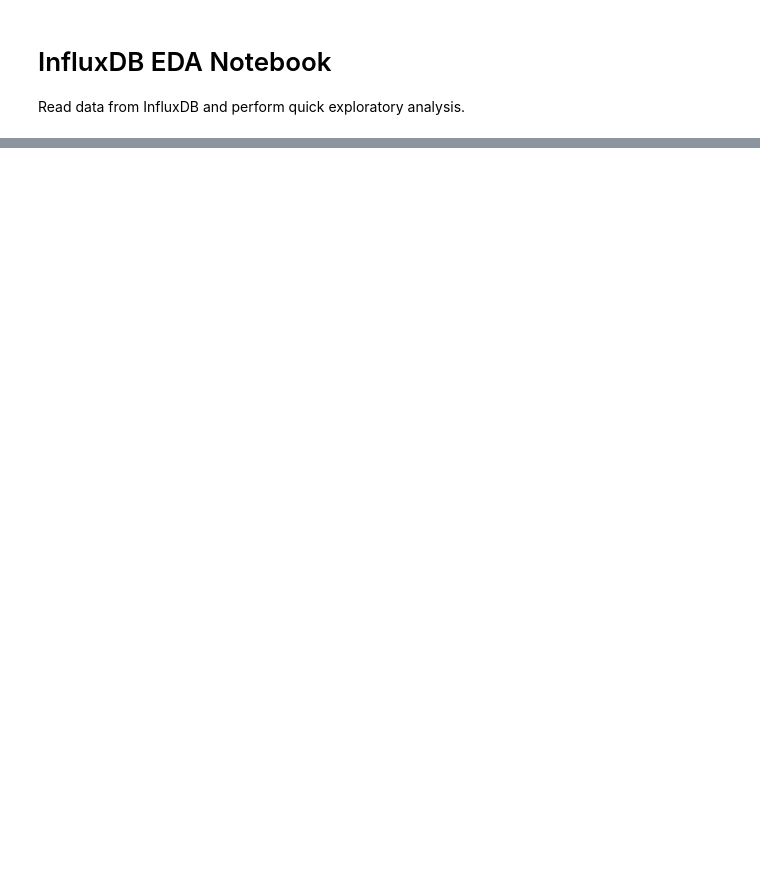
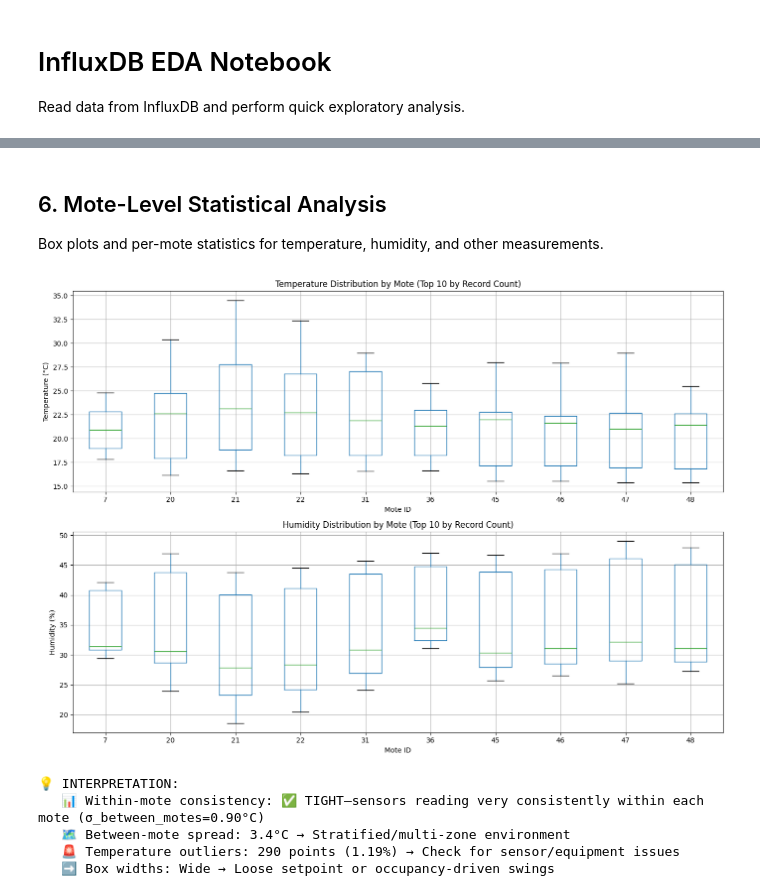
Before and after one commit to aishwaryagulhane05/AAI-530-FINALPROJECT--SIEIS, a Jupyter notebook: notebooks/influx_eda.ipynb, the cells around one changed output, grey strips where cells are left out. Saved outputs shown, nothing was run; the diff lists cells and outputs as text; code cells hidden in the pictures; blank space fills up the shorter version.

```diff
--- a/notebooks/influx_eda.ipynb
+++ b/notebooks/influx_eda.ipynb
@@ -203,0 +691,49 @@ Total points: 8668836
+# %% [markdown]
+## 6. Mote-Level Statistical Analysis
+Box plots and per-mote statistics for temperature, humidity, and other measurements.
+# %%
+# Box plots - Temperature and Humidity by Mote (sample top 10 motes)
+top_motes = df['mote_id'].value_counts().head(10).index
+df_top = df[df['mote_id'].isin(top_motes)]
+
+fig, axes = plt.subplots(2, 1, figsize=(14, 10))
+
+# Temperature by mote
+df_top.boxplot(column='temp_c', by='mote_id', ax=axes[0])
+axes[0].set_xlabel('Mote ID')
+axes[0].set_ylabel('Temperature (°C)')
+axes[0].set_title('Temperature Distribution by Mote (Top 10 by Record Count)')
+axes[0].get_figure().suptitle('')
+
+# Humidity by mote
+df_top.boxplot(column='humidity_pct', by='mote_id', ax=axes[1])
+axes[1].set_xlabel('Mote ID')
+axes[1].set_ylabel('Humidity (%)')
+axes[1].set_title('Humidity Distribution by Mote (Top 10 by Record Count)')
+axes[1].get_figure().suptitle('')
+
+plt.tight_layout()
+plt.show()
+
+mote_temp_consistency = df_top.groupby('mote_id')['temp_c'].std().std()
+mote_temp_global_std = df['temp_c'].std()
+outlier_count_temp = (df_top['temp_c'] > (df_top['temp_c'].quantile(0.75) + 1.5*(df_top['temp_c'].quantile(0.75) - df_top['temp_c'].quantile(0.25)))).sum()
+temp_spatial = df_top.groupby('mote_id')['temp_c'].mean().max() - df_top.groupby('mote_id')['temp_c'].mean().min()
+
+print(f"\n💡 INTERPRETATION:")
+if mote_temp_consistency < 1:
+    consistency = "✅ TIGHT—sensors reading very consistently within each mote"
+else:
+    consistency = "⚠️ LOOSE—high variability suggests sensor drift or multi-zone effects"
+
+print(f"   📊 Within-mote consistency: {consistency} (σ_between_motes={mote_temp_consistency:.2f}°C)")
+print(f"   🗺️ Between-mote spread: {temp_spatial:.1f}°C → {'Single thermal zone (HVAC working well)' if temp_spatial < 1.5 else 'Stratified/multi-zone environment'}")
+print(f"   🚨 Temperature outliers: {outlier_count_temp} points ({100*outlier_count_temp/len(df_top):.2f}%) → {'Excellent reliability' if outlier_count_temp < len(df_top)*0.01 else 'Check for sensor/equipment issues' if outlier_count_temp < len(df_top)*0.05 else 'Significant calibration drift detected—needs service'}")
+print(f"   ➡️ Box widths: {'Narrow' if df_top['temp_c'].std() < 1.5 else 'Wide'} → {'Tight temperature control' if df_top['temp_c'].std() < 1.5 else 'Loose setpoint or occupancy-driven swings'}")
+# %% [output]
+[figure, added]
+💡 INTERPRETATION:
+   📊 Within-mote consistency: ✅ TIGHT—sensors reading very consistently within each mote (σ_between_motes=0.90°C)
+   🗺️ Between-mote spread: 3.4°C → Stratified/multi-zone environment
+   🚨 Temperature outliers: 290 points (1.19%) → Check for sensor/equipment issues
+   ➡️ Box widths: Wide → Loose setpoint or occupancy-driven swings
```
Also changed, not shown: parts of 33 cells of this notebook.
